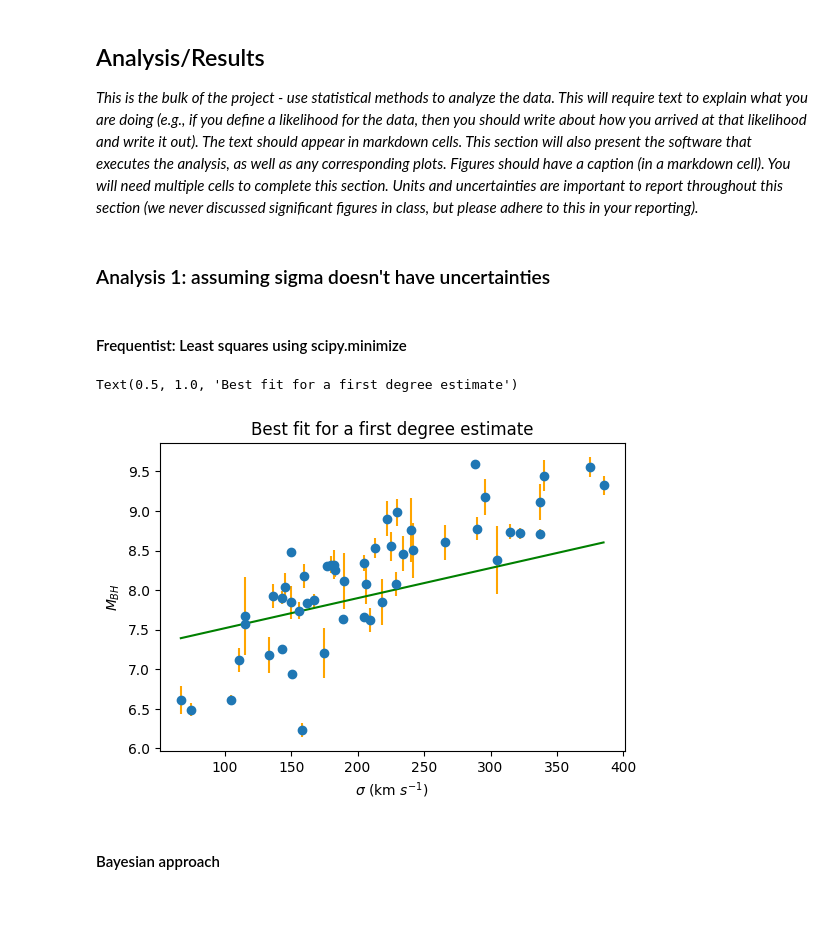
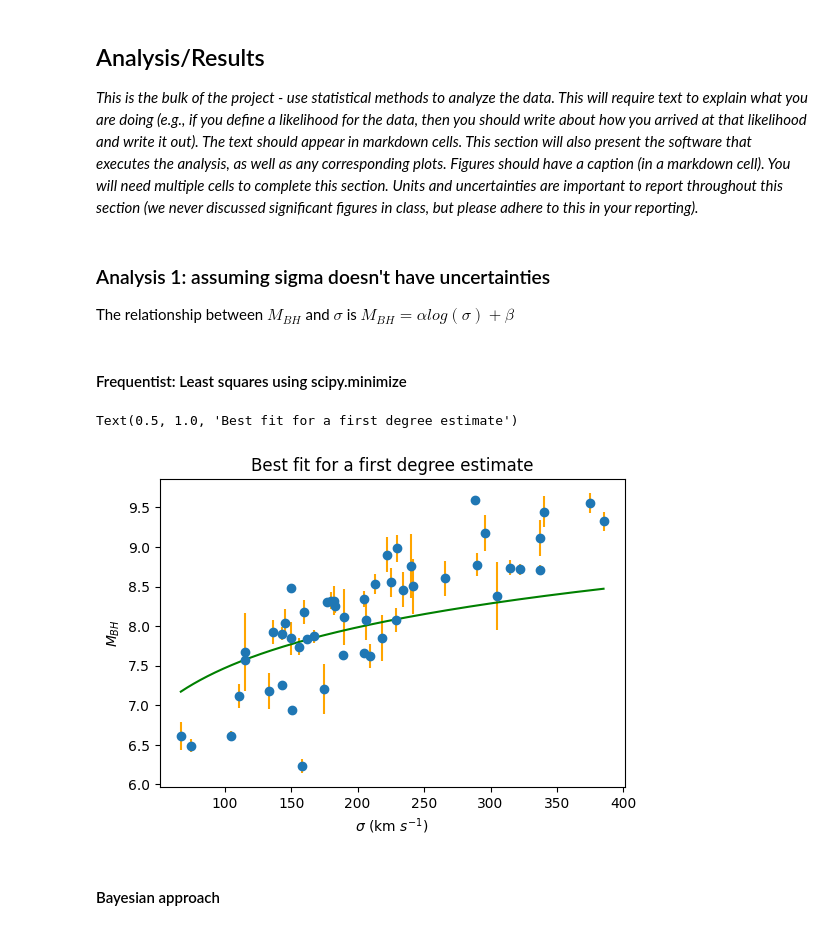
Before and after one commit to theheokboi/DATA_SCI-421, a Jupyter notebook: FinalTemplate.ipynb, the cells around one changed output. Saved outputs shown, nothing was run; the diff lists cells and outputs as text; code cells hidden in the pictures.

```diff
--- a/FinalTemplate.ipynb
+++ b/FinalTemplate.ipynb
@@ -72,51 +72,39 @@ Text(0.5, 1.0, 'M-$\\sigma$ relationship ($\\sigma$ IS log scale)')
 *This is the bulk of the project - use statistical methods to analyze the data. This will require text to explain what you are doing (e.g., if you define a likelihood for the data, then you should write about how you arrived at that likelihood and write it out). The text should appear in markdown cells. This section will also present the software that executes the analysis, as well as any corresponding plots. Figures should have a caption (in a markdown cell). You will need multiple cells to complete this section. Units and uncertainties are important to report throughout this section (we never discussed significant figures in class, but please adhere to this in your reporting).*
 # %% [markdown]
 ### Analysis 1: assuming sigma doesn't have uncertainties
+
+The relationship between $M_{BH}$ and $\sigma$ is $M_{BH} = \alpha log(\sigma) + \beta$
 # %% [markdown]
 #### Frequentist: Least squares using scipy.minimize
 # %%
 
 from scipy.optimize import minimize
 
-def model(theta, x_obs):
-    if len(theta) == 2: # ax + b
-        a, b = theta
-        return a*x_obs + b
-    elif len(theta) == 3: # ax^2 + bx + c
-        a, b, c = theta
-        return a*x_obs**2 + b*x_obs + c
-    elif len(theta) == 4: # ax^3 + bx^2 + cx + d
-        a, b, c, d = theta
-        return a*x_obs**3 + b*x_obs**2 + c*x_obs + d
+def model(theta, x):
+    alpha, beta = theta
+    return alpha*np.log10(x) + beta
 
 def nll(theta, y_obs, y_obs_unc, x_obs):
-    A = theta[-1]
-    return np.sum( (y_obs - model(theta, x_obs))**2/(2*(A**2)*(y_obs_unc**2)) )
-    # return 0.5 * np.sum((y_obs-model(theta, x_obs))**2 / y_obs_unc**2)
+    return 0.5 * np.sum((y_obs-model(theta, x_obs))**2 / y_obs_unc**2)
 
-init_guess_1_degree = (1, 1)
-init_guess_2_degree = (1, 1, 20)
-init_guess_3_degree = (0, 1, 1, 0)
+init_guess = (0, 1)
 
-a_1_drg, b_1_drg = minimize(nll, init_guess_1_degree, args=(M_BH, M_BH_unc, sigma)).x
-a_2_drg, b_2_drg, c_2_drg = minimize(nll, init_guess_2_degree, args=(M_BH, M_BH_unc, sigma)).x
-a_3_drg, b_3_drg, c_3_drg, d_3_drg = minimize(nll, init_guess_3_degree, args=(M_BH, M_BH_unc, sigma)).x
+
+alpha, beta = minimize(nll, init_guess, args=(M_BH, M_BH_unc, sigma)).x
+
 
 x_axis = np.linspace(min(sigma), max(sigma), 1000)
-y_axis_1_drg = a_1_drg*x_axis + b_1_drg
-y_axis_2_drg = a_2_drg*(x_axis**2) + b_2_drg*x_axis + c_2_drg
-y_axis_3_drg = a_3_drg*(x_axis**3) + b_3_drg*(x_axis**2) + c_3_drg*x_axis + d_3_drg
-
+y_axis = alpha*np.log10(x_axis) + beta
 
 fig, ax = plt.subplots(figsize=(6, 4), sharey=True)
 ax.errorbar(sigma, M_BH, yerr=M_BH_unc, fmt="o", ecolor='orange')
-ax.plot(x_axis, y_axis_1_drg, color='green')
+ax.plot(x_axis, y_axis, color='green')
 ax.set_xlabel('$\sigma$ (km $s^{-1}$)')
 ax.set_ylabel('$M_{BH}$')
 ax.set_title('Best fit for a first degree estimate')
 # %% [output]
 Text(0.5, 1.0, 'Best fit for a first degree estimate')
-[figure, old version]
+[figure, new version]
 # %% [markdown]
 #### Bayesian approach
 # %% [markdown]
```
Also changed, not shown: parts of 3 cells of this notebook.
